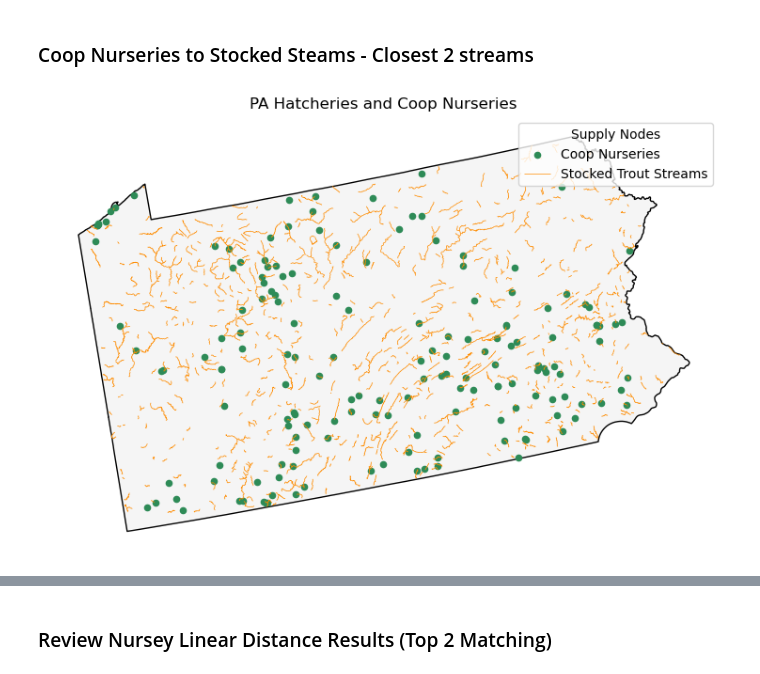
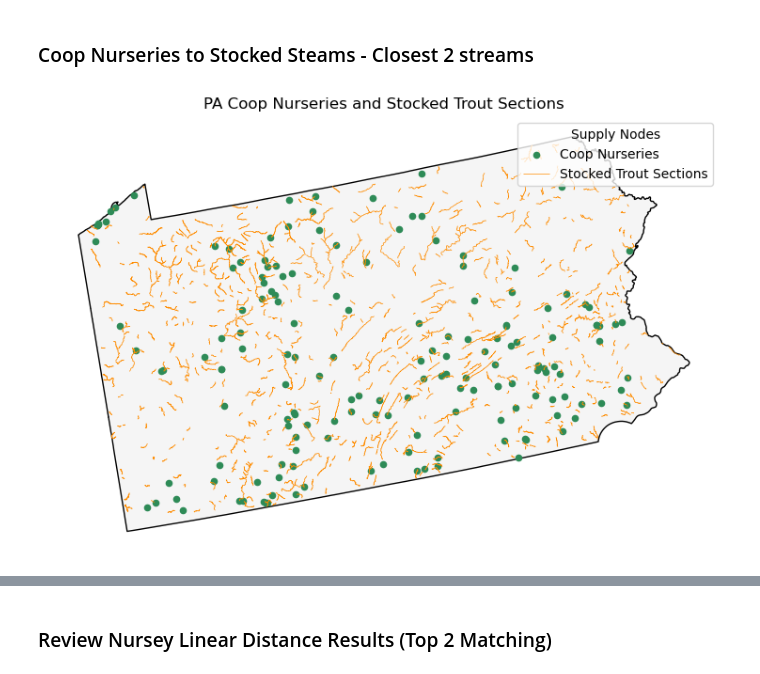
Before and after one commit to LoydGC/Troutimization-Project, a Jupyter notebook: notebooks/travel_arcs.ipynb, the cells around one changed output, grey strips where cells are left out. Drawn from its saved outputs; the diff is of its cells as text; code cells hidden in the pictures.

```diff
--- a/notebooks/travel_arcs.ipynb
+++ b/notebooks/travel_arcs.ipynb
@@ -90,30 +97,31 @@ plt.show()
 # %% [markdown]
 ### Coop Nurseries to Stocked Steams - Closest 2 streams
 # %%
-# Show hatcheries and coop nurseries on the map with distinct symbols.
+# Show coop nurseries against the stocked sections.
 fig, ax = plt.subplots(figsize=(10, 6))
 pa_boundary.plot(ax=ax, color="whitesmoke", edgecolor="black")
 
 coop_nurseries.plot(
     ax=ax,
     marker="o",
     color="seagreen",
     markersize=20,
     label="Coop Nurseries",
 )
 
 
-stocked_trout.plot(
+sections.plot(
     ax=ax,
     color="darkorange",
     linewidth=0.5,
-    label="Stocked Trout Streams",
+    label="Stocked Trout Sections",
 )
 
-ax.set_title("PA Hatcheries and Coop Nurseries")
+ax.set_title("PA Coop Nurseries and Stocked Trout Sections")
 ax.legend(title="Supply Nodes")
 ax.set_axis_off()
+fig.savefig(f"{FIG_DIR}/coops_stocked_sections.png", dpi=200, bbox_inches="tight")
 plt.show()
 # %% [output]
-[figure, old version]
+[figure, new version]
 # %%
```
Also changed, not shown: parts of 12 cells of this notebook, 8 other files.
